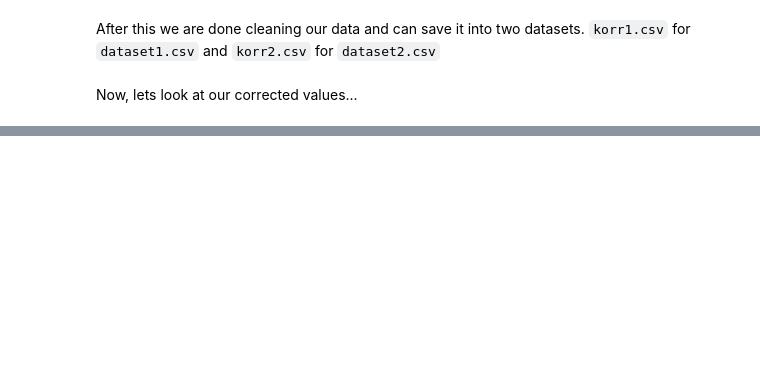
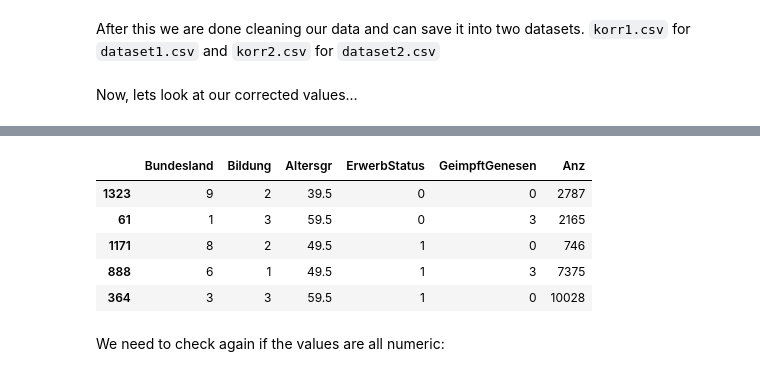
Before and after one commit to Sormy23/DataScience_CoronaStatistics, a Jupyter notebook: mini_projekt.ipynb, the cells around one changed output, grey strips where cells are left out. Drawn from its saved outputs; the diff is of its cells as text; code cells hidden in the pictures; blank space fills up the shorter version.

```diff
--- a/mini_projekt.ipynb
+++ b/mini_projekt.ipynb
@@ -372,0 +407,29 @@ korr2["GeimpftGenesen"] = korr2["GeimpftGenesen"].map(geimpftGenesenToNumeric)
+# %%
+
+bundeslandToNumeric = dict((v, k + 1) for k, v in enumerate(np.sort(korr2["Bundesland"].unique())))
+erwerbstatusToNumeric = {"inaktiv": 0, "aktiv": 1}
+
+bildungToNumeric = dict((v, k + 1) for k, v in enumerate(np.sort(korr2["Bildung"].unique())))
+# make sure unknown corresponds to 0 todo: not working
+limit = bildungToNumeric["Unknown"]
+bildungToNumeric["Unknown"] = 0
+for key in bildungToNumeric.keys():
+    if bildungToNumeric[key] > limit:
+        bildungToNumeric[key] += 1
+
+korr2["Altersgr"] = korr2["Altersgr"].map(altersgrToNumeric)
+korr2["GeimpftGenesen"] = korr2["GeimpftGenesen"].map(geimpftGenesenToNumeric)
+korr2["Bundesland"] = korr2["Bundesland"].map(bundeslandToNumeric)
+korr2["ErwerbStatus"] = korr2["ErwerbStatus"].map(erwerbstatusToNumeric)
+korr2["Bildung"] = korr2["Bildung"].map(bildungToNumeric)
+
+korr2.sample(5)
+# %% [output]
+|  | Bundesland | Bildung | Altersgr | ErwerbStatus | GeimpftGenesen | Anz |
+| 1323 | 9 | 2 | 39.5 | 0 | 0 | 2787 |
+| 61 | 1 | 3 | 59.5 | 0 | 3 | 2165 |
+| 1171 | 8 | 2 | 49.5 | 1 | 0 | 746 |
+| 888 | 6 | 1 | 49.5 | 1 | 3 | 7375 |
+| 364 | 3 | 3 | 59.5 | 1 | 0 | 10028 |
+# %% [markdown]
+We need to check again if the values are all numeric:
```
Also changed, not shown: parts of 24 cells of this notebook, 4 other files.
